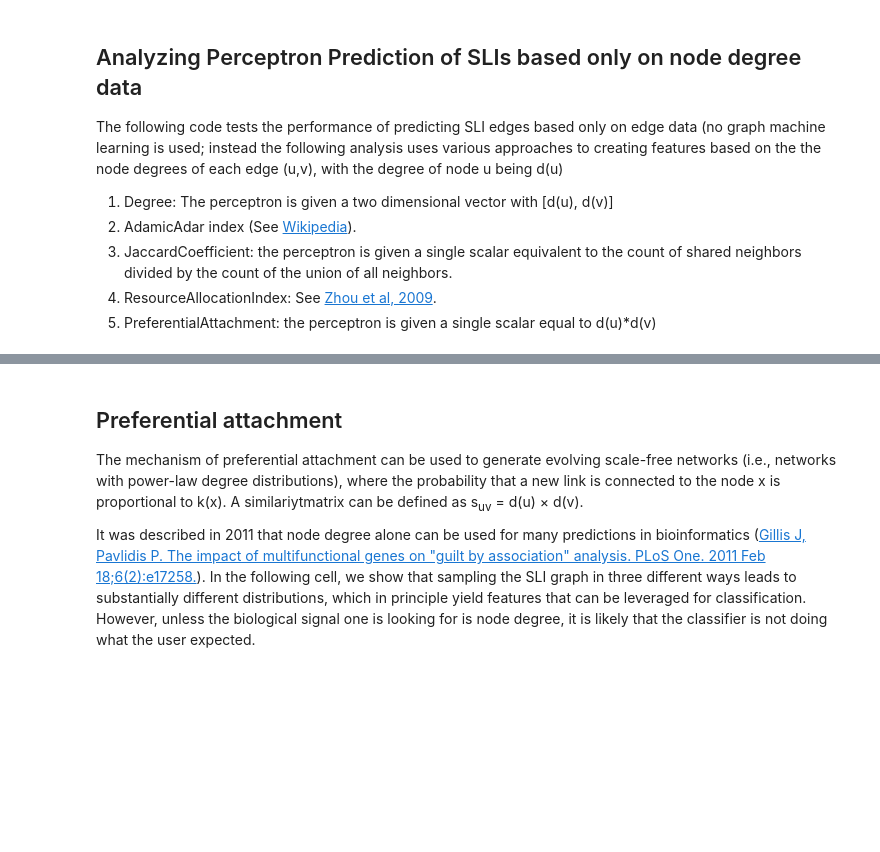
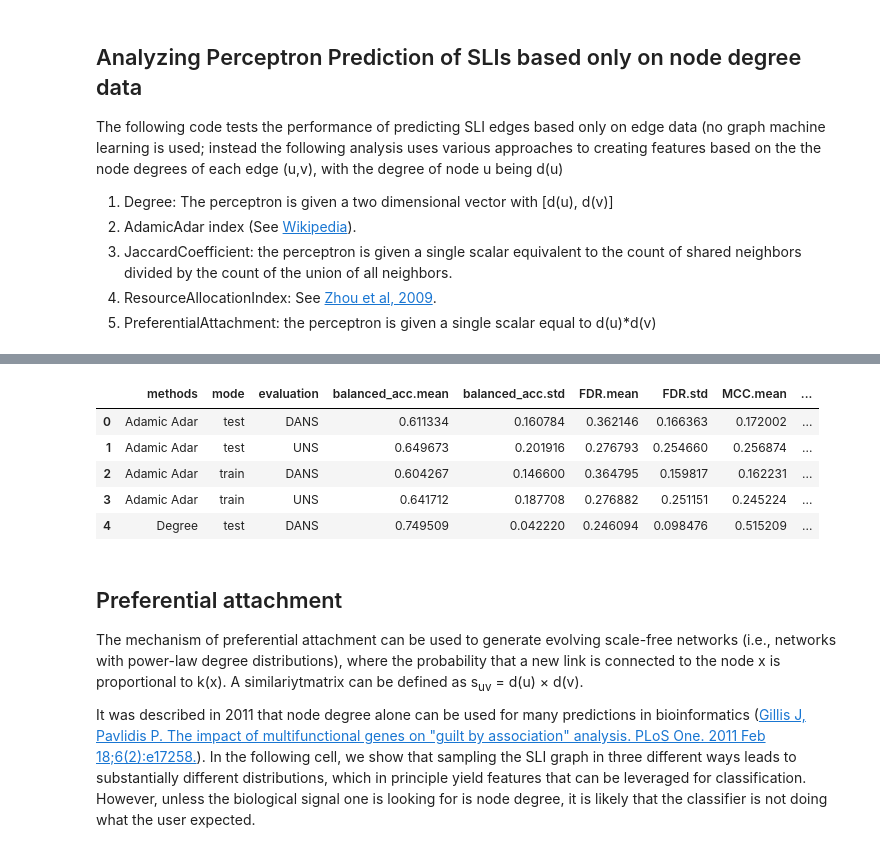
Before and after one commit to monarch-initiative/negativeExampleSelection, a Jupyter notebook: degreeBias.ipynb, the cells around one changed output, grey strips where cells are left out. Saved outputs shown, nothing was run; the diff lists cells and outputs as text; code cells hidden in the pictures; blank space fills up the shorter version.

```diff
--- a/degreeBias.ipynb
+++ b/degreeBias.ipynb
@@ -112,0 +139,11 @@ results.to_csv("degree_only_perceptron.tsv",sep="\t")
+# %%
+def rename_columns(df):
+    columns = ["methods",'mode','evaluation',
+           "balanced_acc.mean","balanced_acc.std",
+           "FDR.mean", "FDR.std",
+           "MCC.mean", "MCC.std",
+           "F1.mean", "F1.std",
+           "AUROC.mean", "AUROC.std",
+           "AUPRC.mean","AUPRC.std"]
+    df.columns = columns
+    return df
@@ -112,0 +161,11 @@ results.to_csv("degree_only_perceptron.tsv",sep="\t")
+# %%
+df_summary = rename_columns(df_summary)
+df_summary['approach'] = df_summary['evaluation'] + " (" + df_summary['mode'] + ")"
+df_summary.head()
+# %% [output]
+|  | methods | mode | evaluation | balanced_acc.mean | balanced_acc.std | FDR.mean | FDR.std | MCC.mean | ... |
+| 0 | Adamic Adar | test | DANS | 0.611334 | 0.160784 | 0.362146 | 0.166363 | 0.172002 | ... |
+| 1 | Adamic Adar | test | UNS | 0.649673 | 0.201916 | 0.276793 | 0.254660 | 0.256874 | ... |
+| 2 | Adamic Adar | train | DANS | 0.604267 | 0.146600 | 0.364795 | 0.159817 | 0.162231 | ... |
+| 3 | Adamic Adar | train | UNS | 0.641712 | 0.187708 | 0.276882 | 0.251151 | 0.245224 | ... |
+| 4 | Degree | test | DANS | 0.749509 | 0.042220 | 0.246094 | 0.098476 | 0.515209 | ... |
```
Also changed, not shown: parts of 31 cells of this notebook.
